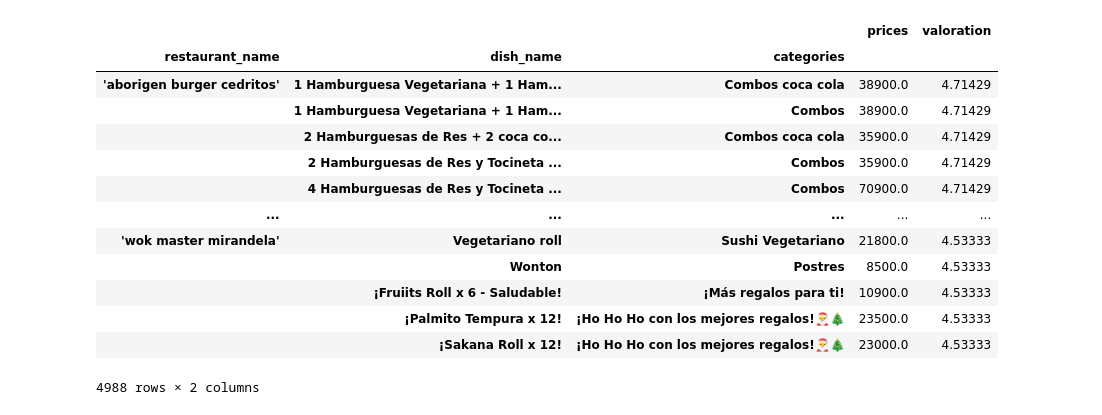
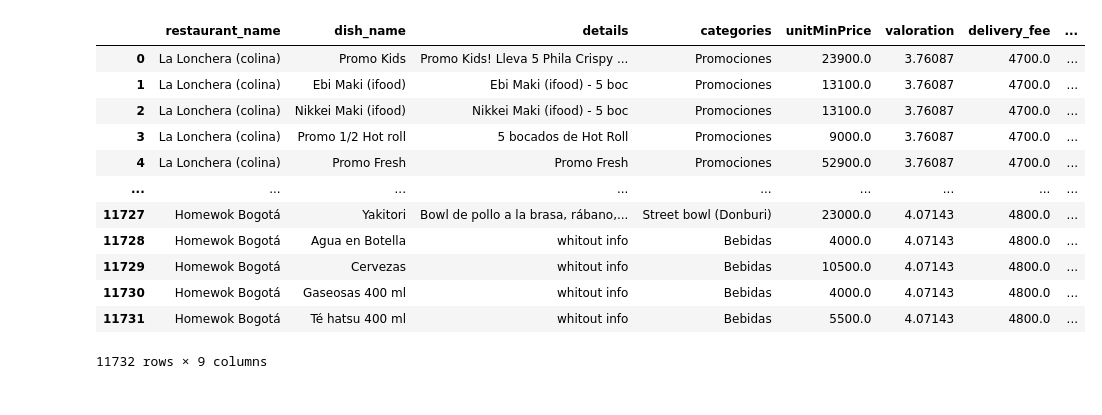
Before and after one commit to JuliXnCXm/scraper, a Jupyter notebook: notebooks/scraper_test.ipynb, the cells around one changed output. Drawn from its saved outputs; the diff is of its cells as text; code cells hidden in the pictures.

```diff
--- a/notebooks/scraper_test.ipynb
+++ b/notebooks/scraper_test.ipynb
@@ -67,2 +107,2 @@ df.to_csv('../data/transform/ifood_clean_.csv', sep=',', index=False, encoding='
 # %%
-df = pd.read_csv('../data/transform/ifood.csv')
+file = pd.read_csv('../data/transform/ifood.csv')
@@ -91,17 +109,16 @@ df.head(20)
-# %%
-pd.pivot_table(df, index=['restaurant_name', 'dish_name', 'categories'])
-# %% [output]
-|  |  |  | prices | valoration |
-| restaurant_name | dish_name | categories |  |  |
-| 'aborigen burger cedritos' | 1 Hamburguesa Vegetariana + 1 Ham... | Combos coca cola | 38900.0 | 4.71429 |
-|  | 1 Hamburguesa Vegetariana + 1 Ham... | Combos | 38900.0 | 4.71429 |
-|  | 2 Hamburguesas de Res + 2 coca co... | Combos coca cola | 35900.0 | 4.71429 |
-|  | 2 Hamburguesas de Res y Tocineta ... | Combos | 35900.0 | 4.71429 |
-|  | 4 Hamburguesas de Res y Tocineta ... | Combos | 70900.0 | 4.71429 |
-| ... | ... | ... | ... | ... |
-| 'wok master mirandela' | Vegetariano roll | Sushi Vegetariano | 21800.0 | 4.53333 |
-|  | Wonton | Postres | 8500.0 | 4.53333 |
-|  | ¡Fruiits Roll x 6 - Saludable! | ¡Más regalos para ti! | 10900.0 | 4.53333 |
-|  | ¡Palmito Tempura x 12! | ¡Ho Ho Ho con los mejores regalos!🎅🎄 | 23500.0 | 4.53333 |
-|  | ¡Sakana Roll x 12! | ¡Ho Ho Ho con los mejores regalos!🎅🎄 | 23000.0 | 4.53333 |
-4988 rows × 2 columns
+# %%
+file
+# %% [output]
+|  | restaurant_name | dish_name | details | categories | unitMinPrice | valoration | delivery_fee | ... |
+| 0 | La Lonchera (colina) | Promo Kids | Promo Kids! Lleva 5 Phila Crispy ... | Promociones | 23900.0 | 3.76087 | 4700.0 | ... |
+| 1 | La Lonchera (colina) | Ebi Maki (ifood) | Ebi Maki (ifood) - 5 boc | Promociones | 13100.0 | 3.76087 | 4700.0 | ... |
+| 2 | La Lonchera (colina) | Nikkei Maki (ifood) | Nikkei Maki (ifood) - 5 boc | Promociones | 13100.0 | 3.76087 | 4700.0 | ... |
+| 3 | La Lonchera (colina) | Promo 1/2 Hot roll | 5 bocados de Hot Roll | Promociones | 9000.0 | 3.76087 | 4700.0 | ... |
+| 4 | La Lonchera (colina) | Promo Fresh | Promo Fresh | Promociones | 52900.0 | 3.76087 | 4700.0 | ... |
+| ... | ... | ... | ... | ... | ... | ... | ... | ... |
+| 11727 | Homewok Bogotá | Yakitori | Bowl de pollo a la brasa, rábano,... | Street bowl (Donburi) | 23000.0 | 4.07143 | 4800.0 | ... |
+| 11728 | Homewok Bogotá | Agua en Botella | whitout info | Bebidas | 4000.0 | 4.07143 | 4800.0 | ... |
+| 11729 | Homewok Bogotá | Cervezas | whitout info | Bebidas | 10500.0 | 4.07143 | 4800.0 | ... |
+| 11730 | Homewok Bogotá | Gaseosas 400 ml | whitout info | Bebidas | 4000.0 | 4.07143 | 4800.0 | ... |
+| 11731 | Homewok Bogotá | Té hatsu 400 ml | whitout info | Bebidas | 5500.0 | 4.07143 | 4800.0 | ... |
+11732 rows × 9 columns
```
Also changed, not shown: parts of 17 cells of this notebook, 10 other files.
